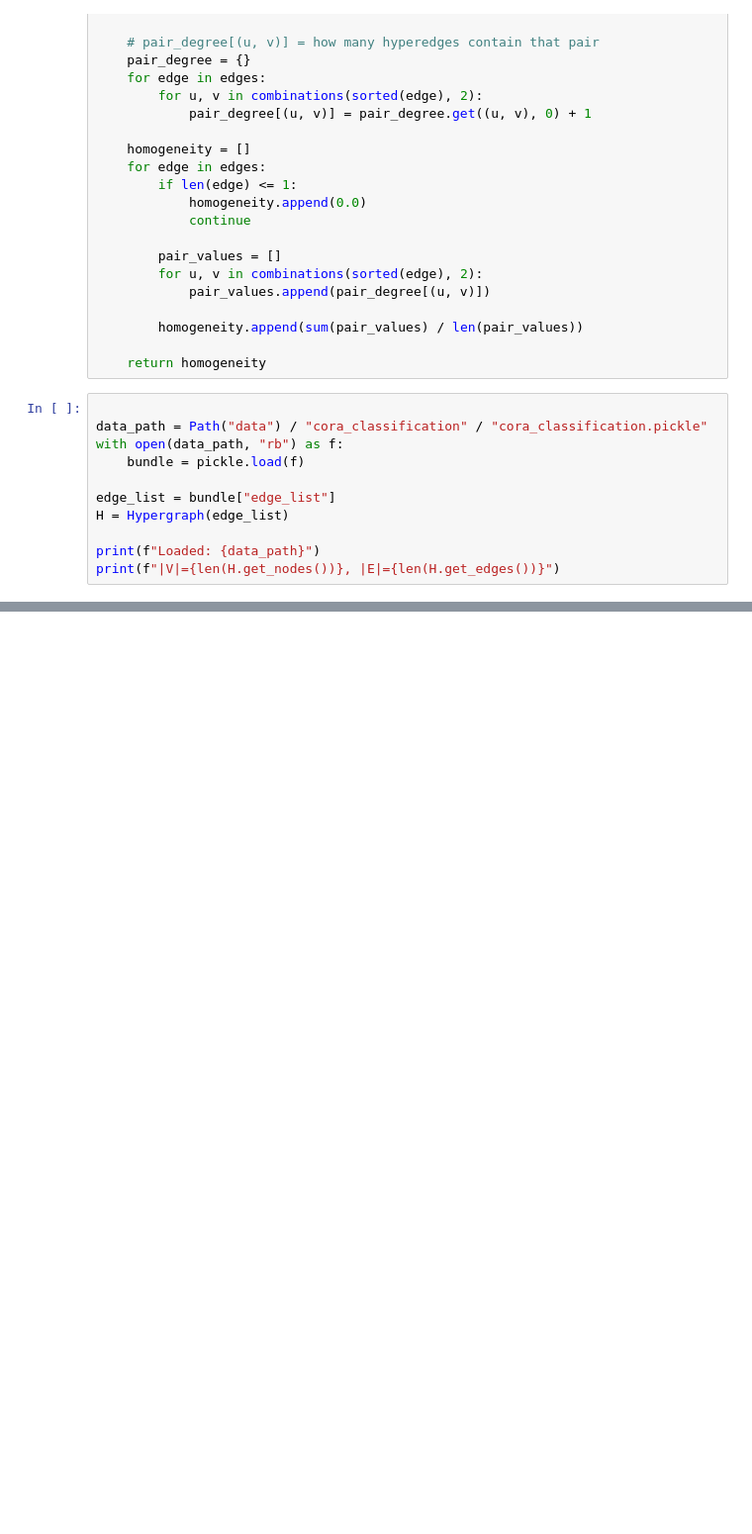
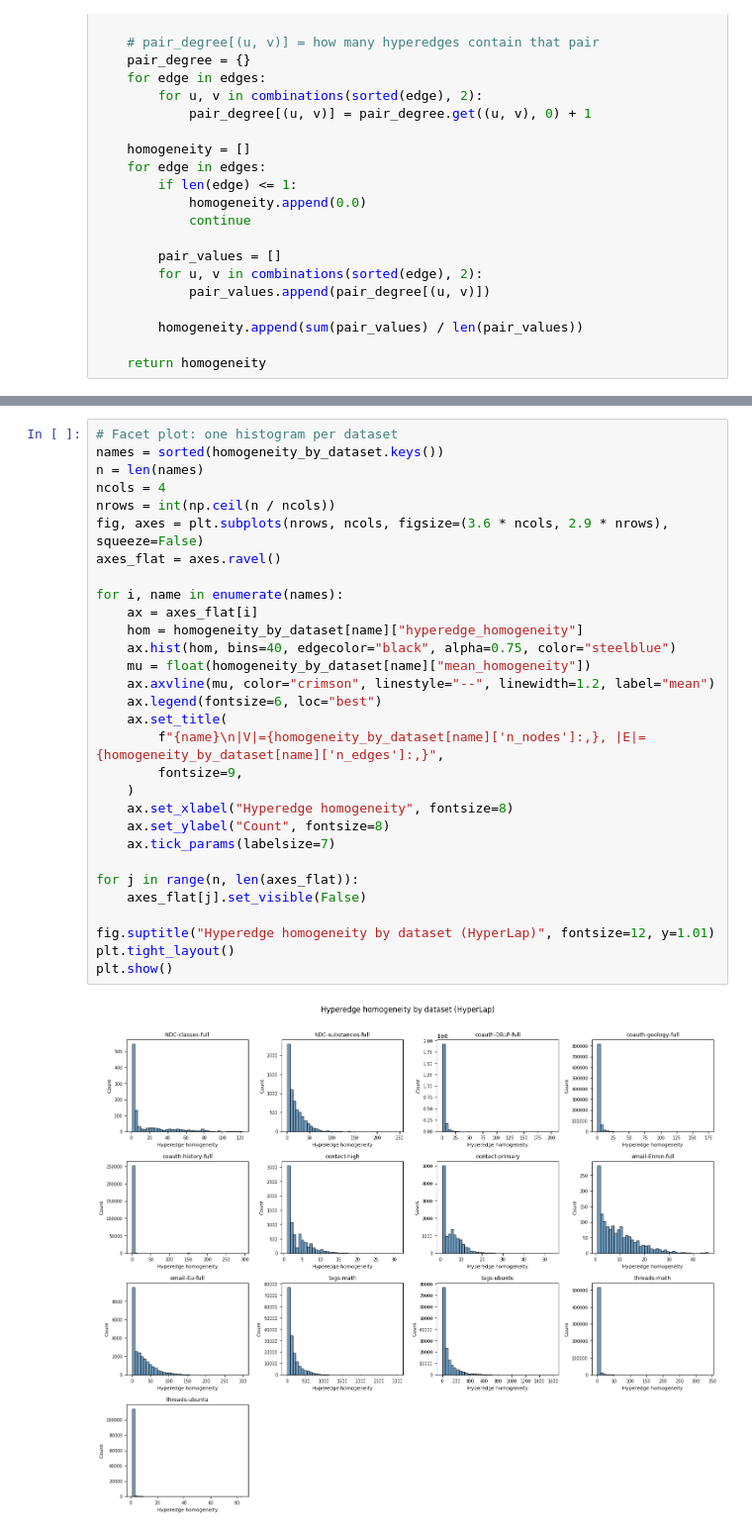
Before and after one commit to aduntslusine/hypergraphs, a Jupyter notebook: homogeneity.ipynb, the cells around one changed output, grey strips where cells are left out. Shown at 99% size. Drawn from its saved outputs; the diff is of its cells as text; blank space fills up the shorter version.

```diff
--- a/homogeneity.ipynb
+++ b/homogeneity.ipynb
@@ -31,14 +31,3 @@ def hyperedge_homogeneity_list(H):
         homogeneity.append(sum(pair_values) / len(pair_values))
 
     return homogeneity
-# %%
-
-data_path = Path("data") / "cora_classification" / "cora_classification.pickle"
-with open(data_path, "rb") as f:
-    bundle = pickle.load(f)
-
-edge_list = bundle["edge_list"]
-H = Hypergraph(edge_list)
-
-print(f"Loaded: {data_path}")
-print(f"|V|={len(H.get_nodes())}, |E|={len(H.get_edges())}")
@@ -272,0 +83,32 @@ np.mean(np.array(hom_list)), np.median(np.array(hom_list))
+# %%
+# Facet plot: one histogram per dataset
+names = sorted(homogeneity_by_dataset.keys())
+n = len(names)
+ncols = 4
+nrows = int(np.ceil(n / ncols))
+fig, axes = plt.subplots(nrows, ncols, figsize=(3.6 * ncols, 2.9 * nrows), squeeze=False)
+axes_flat = axes.ravel()
+
+for i, name in enumerate(names):
+    ax = axes_flat[i]
+    hom = homogeneity_by_dataset[name]["hyperedge_homogeneity"]
+    ax.hist(hom, bins=40, edgecolor="black", alpha=0.75, color="steelblue")
+    mu = float(homogeneity_by_dataset[name]["mean_homogeneity"])
+    ax.axvline(mu, color="crimson", linestyle="--", linewidth=1.2, label="mean")
+    ax.legend(fontsize=6, loc="best")
+    ax.set_title(
+        f"{name}\n|V|={homogeneity_by_dataset[name]['n_nodes']:,}, |E|={homogeneity_by_dataset[name]['n_edges']:,}",
+        fontsize=9,
+    )
+    ax.set_xlabel("Hyperedge homogeneity", fontsize=8)
+    ax.set_ylabel("Count", fontsize=8)
+    ax.tick_params(labelsize=7)
+
+for j in range(n, len(axes_flat)):
+    axes_flat[j].set_visible(False)
+
+fig.suptitle("Hyperedge homogeneity by dataset (HyperLap)", fontsize=12, y=1.01)
+plt.tight_layout()
+plt.show()
+# %% [output]
+[figure, added]
```
Also changed, not shown: parts of 12 cells of this notebook, 24 other files.
